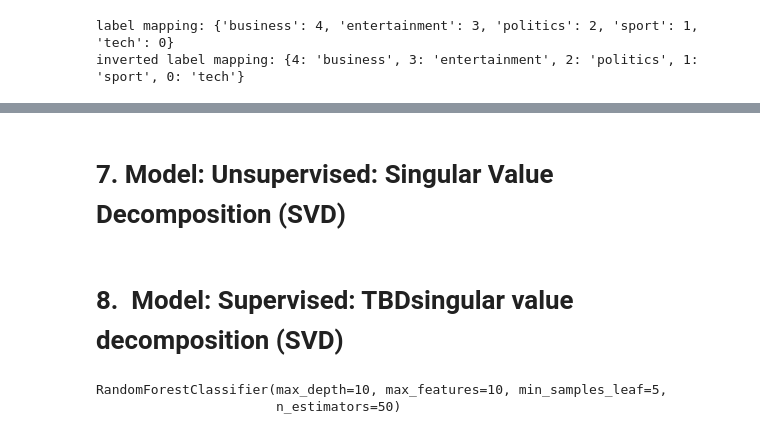
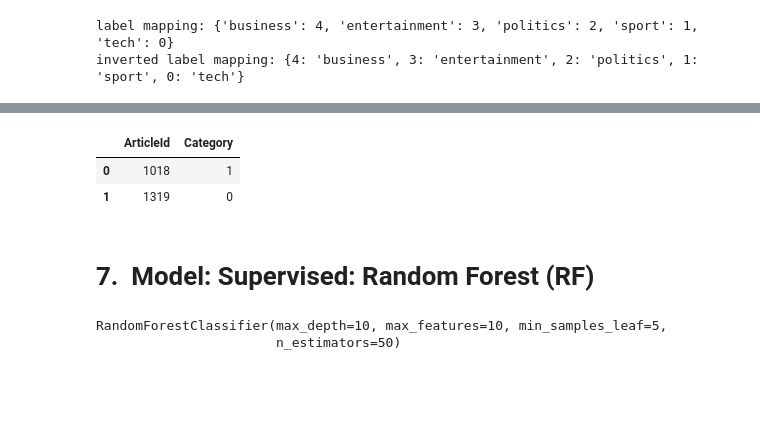
Before and after one commit to TOM-BOHN/MsDS-news-articles-categorization, a Jupyter notebook: news-articles-categorization.ipynb, the cells around one changed output, grey strips where cells are left out. Cells and saved outputs as stored; diff of their text form; code cells hidden in the pictures; blank space fills up the shorter version.

```diff
--- a/news-articles-categorization.ipynb
+++ b/news-articles-categorization.ipynb
@@ -995,4 +1023,10 @@ df_saved_file
+# %%
+# validate file was created
+df_saved_file = pd.read_csv('/kaggle/working/nmf_submission.csv')
+df_saved_file.head(2)
+# %% [output]
+|  | ArticleId | Category |
+| 0 | 1018 | 1 |
+| 1 | 1319 | 0 |
 # %% [markdown]
-# 7.&nbsp;Model: Unsupervised: Singular Value Decomposition (SVD)
+# 7.&nbsp; Model: Supervised: Random Forest (RF)
-# %% [markdown]
-# 8.&nbsp; Model: Supervised: TBDsingular value decomposition (SVD)
```
Also changed, not shown: parts of 63 cells of this notebook.
